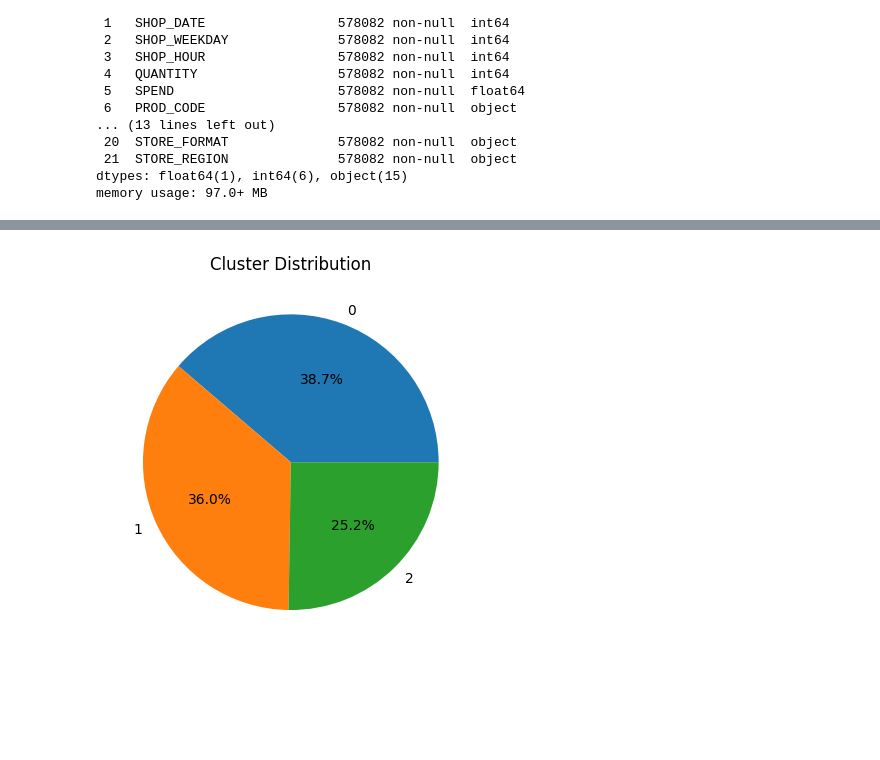
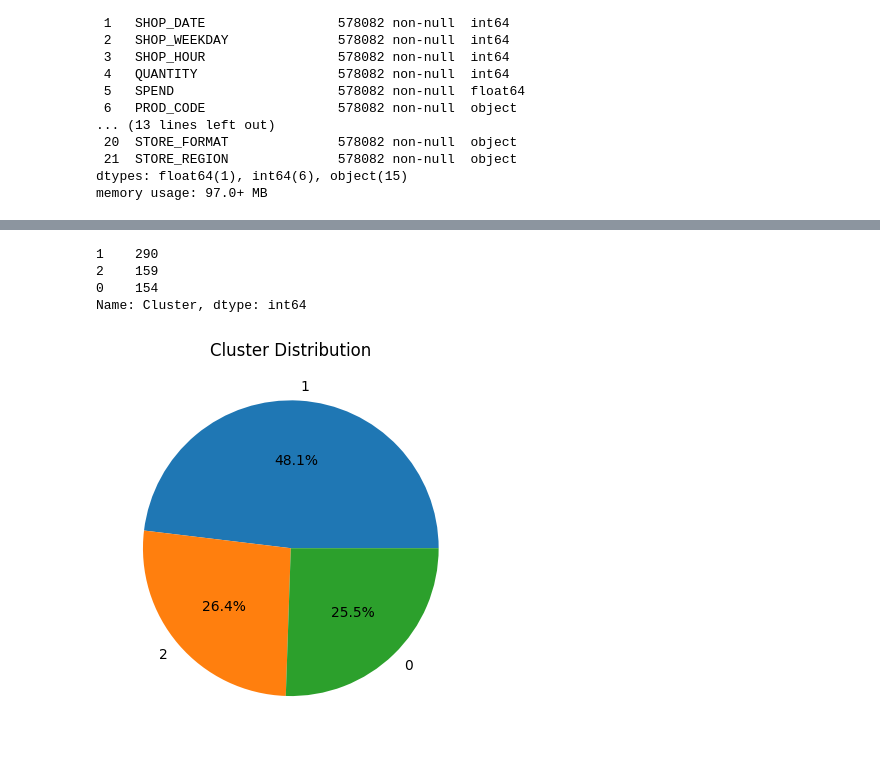
Before and after one commit to terjirapat/MADT8101-Customer-Analytics, a Jupyter notebook: Workshop 2 - Customer Single View/main.ipynb, the cells around one changed output, grey strips where cells are left out. Drawn from its saved outputs; the diff is of its cells as text; code cells hidden in the pictures; blank space fills up the shorter version.

Commit message:
edit clustering feature

```diff
--- a/Workshop 2 - Customer Single View/main.ipynb
+++ b/Workshop 2 - Customer Single View/main.ipynb
@@ -116,0 +420,2 @@ memory usage: 11.4+ MB
+# %%
+df_seg = df.merge(df_clus[['CUST_CODE', 'Cluster']], on='CUST_CODE', how='left')
@@ -372,0 +771,30 @@ dtype: float64
+# %%
+### Elbow
+k_values = range(2, 10)
+inertia_values = []
+for k in k_values:
+    kmeans = KMeans(n_clusters=k, random_state=42)
+    kmeans.fit(X)
+    inertia_values.append(kmeans.inertia_)
+
+# Plot the inertia values
+plt.plot(k_values, inertia_values, marker='o')
+plt.xlabel('Number of clusters (k)')
+plt.ylabel('Sum of squared distances')
+plt.title('Elbow Method')
+plt.show()
+
+### Silhouette
+for k in range(2, 6):
+    # Create a KMeans object and fit the data
+    kmeans = KMeans(n_clusters=k, random_state=42)
+    kmeans.fit(X)
+
+    # Get the cluster labels for each sample
+    labels = kmeans.labels_
+
+    # Calculate silhouette score
+    silhouette_avg = silhouette_score(X, labels)
+
+    # Print the silhouette score
+    print(f"Silhouette Score k={k} : {silhouette_avg}")
@@ -372,0 +807,11 @@ dtype: float64
+# %%
+kmeans = KMeans(n_clusters=3, random_state=42)
+kmeans.fit(X)
+
+# Get cluster labels and cluster centers
+labels = kmeans.labels_
+centers = kmeans.cluster_centers_
+
+# Add cluster labels to the DataFrame
+df_clus1['Cluster'] = labels
+df_clus1.tail(3)
@@ -373,13 +869,20 @@ dtype: float64
+# %%
+df_clus1['Cluster'].value_counts()
+# %% [output]
+1    290
+2    159
+0    154
+Name: Cluster, dtype: int64
 # %%
-cluster_counts = df_scv['Cluster'].value_counts()
+cluster_counts = df_clus1['Cluster'].value_counts()
 
 # Create a pie chart
 plt.pie(cluster_counts, labels=cluster_counts.index, autopct='%1.1f%%')
 
 # Add a title to the chart
 plt.title('Cluster Distribution')
 
 # Display the chart
 plt.show()
 # %% [output]
-[figure, old version]
+[figure, new version]
```
Also changed, not shown: parts of 59 cells of this notebook.
